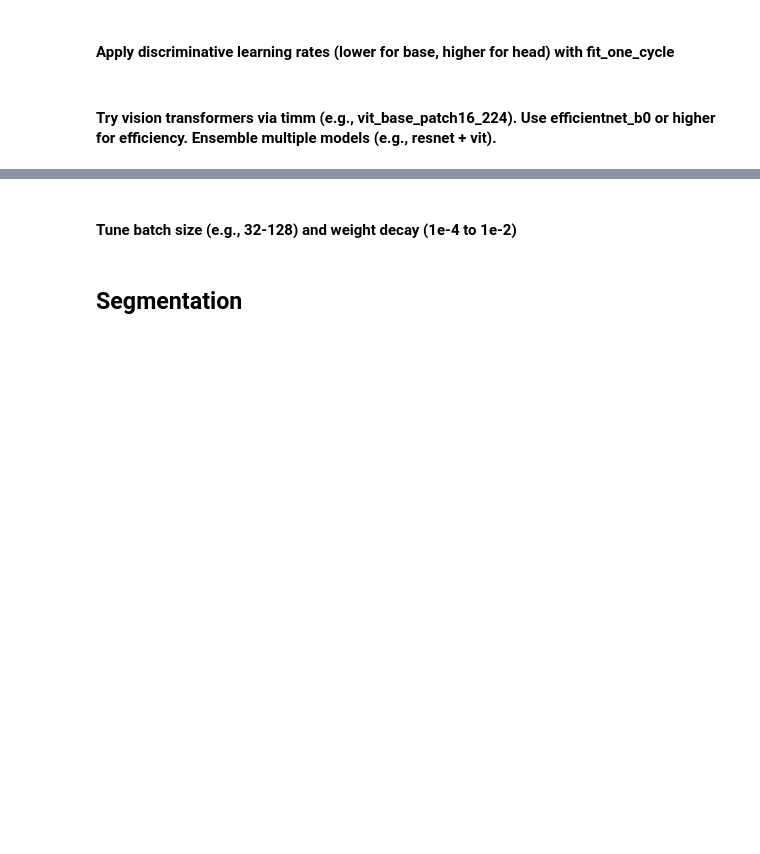
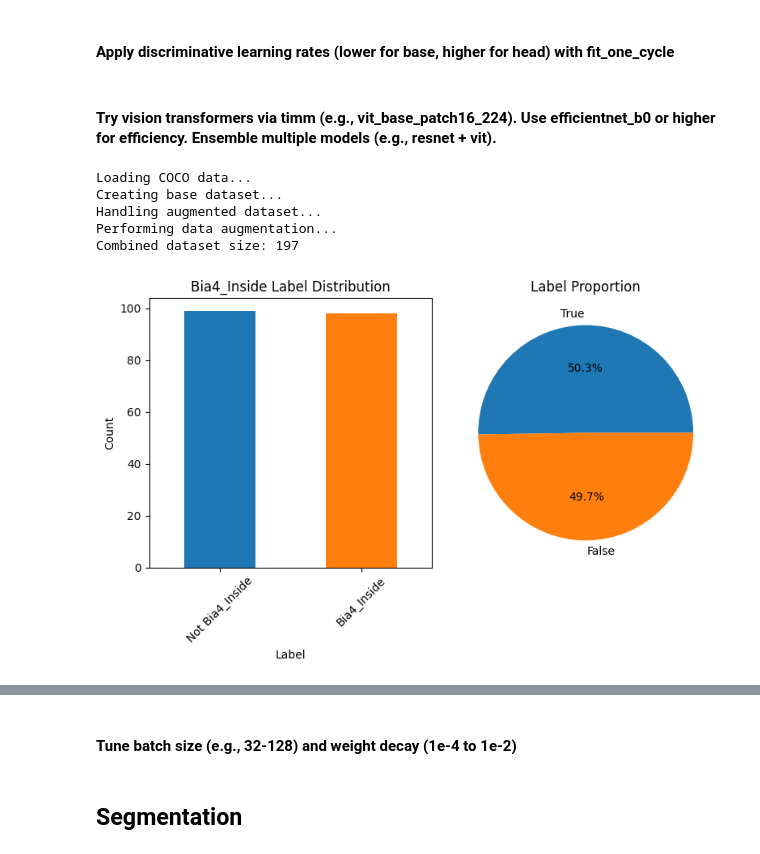
Before and after one commit to NguyenDuyCuong/Learning, a Jupyter notebook: machine-learning/playground/fastai-classification.ipynb, the cells around one changed output, grey strips where cells are left out. Drawn from its saved outputs; the diff is of its cells as text; code cells hidden in the pictures; blank space fills up the shorter version.

Commit message:
Kaggle Notebook | notebookba6326db24 | Version 1

```diff
--- a/machine-learning/playground/fastai-classification.ipynb
+++ b/machine-learning/playground/fastai-classification.ipynb
@@ -154,7 +159,7 @@ class Config:
     VALID_PCT = 0.2
 
     # Paths (using absolute paths)
-    BASE_DIR = Path('/content').resolve()
+    BASE_DIR = Path('/kaggle/working').resolve()
     COCO_JSON_PATH = str(BASE_DIR / 'All-Coco-3.json')
     AUGMENTED_DIR = str(BASE_DIR / 'augmented')
     AUGMENTED_JSON_PATH = str(BASE_DIR / 'augmented' / 'augmented_coco.json')
@@ -1231,7 +1269,7 @@ class AdvancedConfig:
     VALID_PCT = 0.2
 
     # Paths
-    BASE_DIR = Path('/content').resolve()
+    BASE_DIR = Path('/kaggle/working').resolve()
     COCO_JSON_PATH = str(BASE_DIR / 'All-Coco-3.json')
     AUGMENTED_DIR = str(BASE_DIR / 'augmented')
     AUGMENTED_JSON_PATH = str(BASE_DIR / 'augmented' / 'augmented_coco.json')
@@ -1254,8 +1292,8 @@ class AdvancedConfig:
     }
 
     # Training configurations
-    EPOCHS_STAGE1 = 5
-    EPOCHS_STAGE2 = 10
+    EPOCHS_STAGE1 = 6
+    EPOCHS_STAGE2 = 12
 
     # Ensemble settings
     ENSEMBLE_MODELS_DIR = str(BASE_DIR / 'ensemble_models')
@@ -1726,33 +1764,41 @@ processor = CocoDataProcessor(config)
 dataset_builder = Bia4DatasetBuilder(processor)
 augmenter = Bia4Augmenter(processor)
 analyzer = DatasetAnalyzer(processor, display_mode='notebook')
 trainer = Bia4ModelTrainer(config)
 
 print("Loading COCO data...")
 coco_data = processor.load_coco_data(config.COCO_JSON_PATH, config.BASE_DIR)
 
 print("Creating base dataset...")
 df_base = dataset_builder.create_label_dataframe(coco_data)
 
 print("Handling augmented dataset...")
 aug_json_path = Path(config.AUGMENTED_JSON_PATH)
 if aug_json_path.exists():
     print("Loading existing augmented data...")
     aug_data = processor.load_coco_data(str(aug_json_path), base_image_dir=str(config.AUGMENTED_DIR))
     df_aug = dataset_builder.create_label_dataframe(aug_data)
     aug_json = aug_data
 else:
     print("Performing data augmentation...")
     df_aug, aug_json = augmenter.augment_dataset(coco_data)
     processor.save_coco_data(aug_json, config.AUGMENTED_JSON_PATH)
 
 merged_coco = coco_data.copy()
 merged_coco['images'].extend(aug_json['images'])
 merged_coco['annotations'].extend(aug_json['annotations'])
 processor.save_coco_data(merged_coco, config.MERGED_JSON_PATH)
 
 df_combined = pd.concat([df_base, df_aug], ignore_index=True)
 print(f"Combined dataset size: {len(df_combined)}")
+analyzer.plot_label_distribution(df_combined)
+# %% [output]
+Loading COCO data...
+Creating base dataset...
+Handling augmented dataset...
+Performing data augmentation...
+Combined dataset size: 197
+[figure, added]
 # %%
 # 2. Chạy với các architectures bạn muốn test
 results = pipeline.run_complete_pipeline(
```
Also changed, not shown: parts of 7 cells of this notebook.
